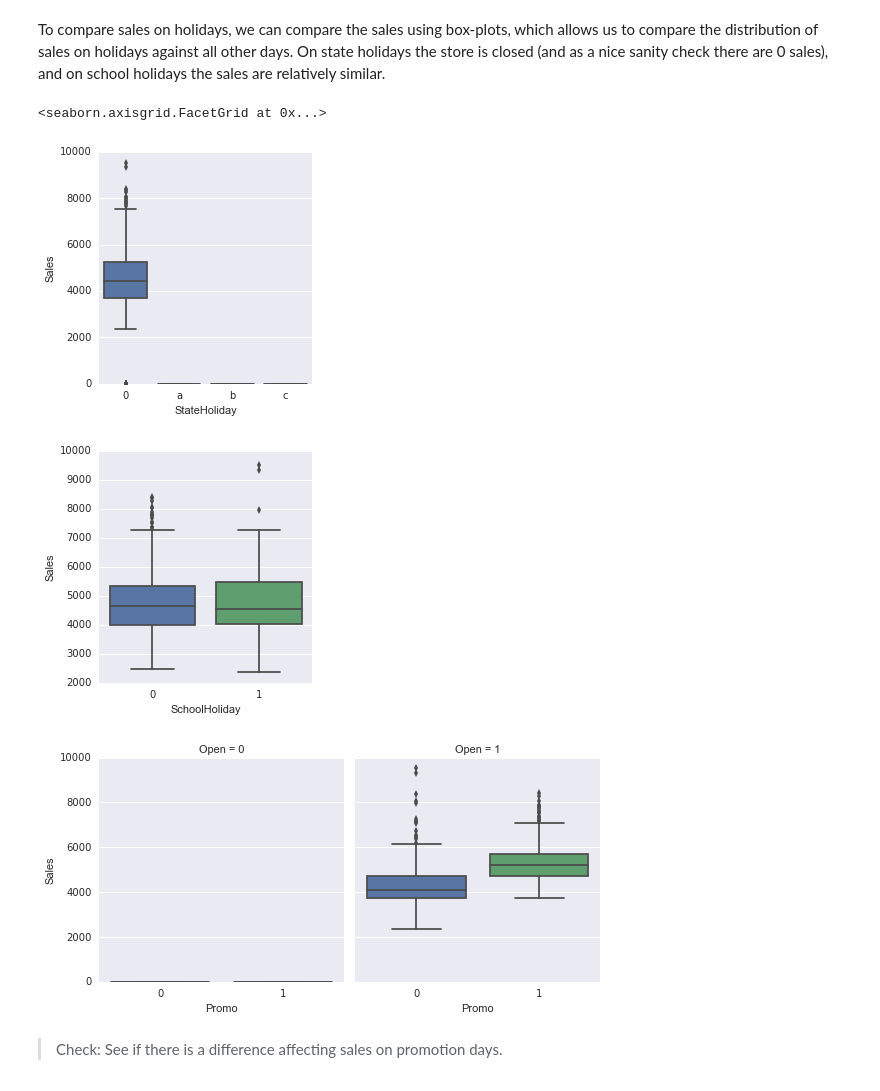
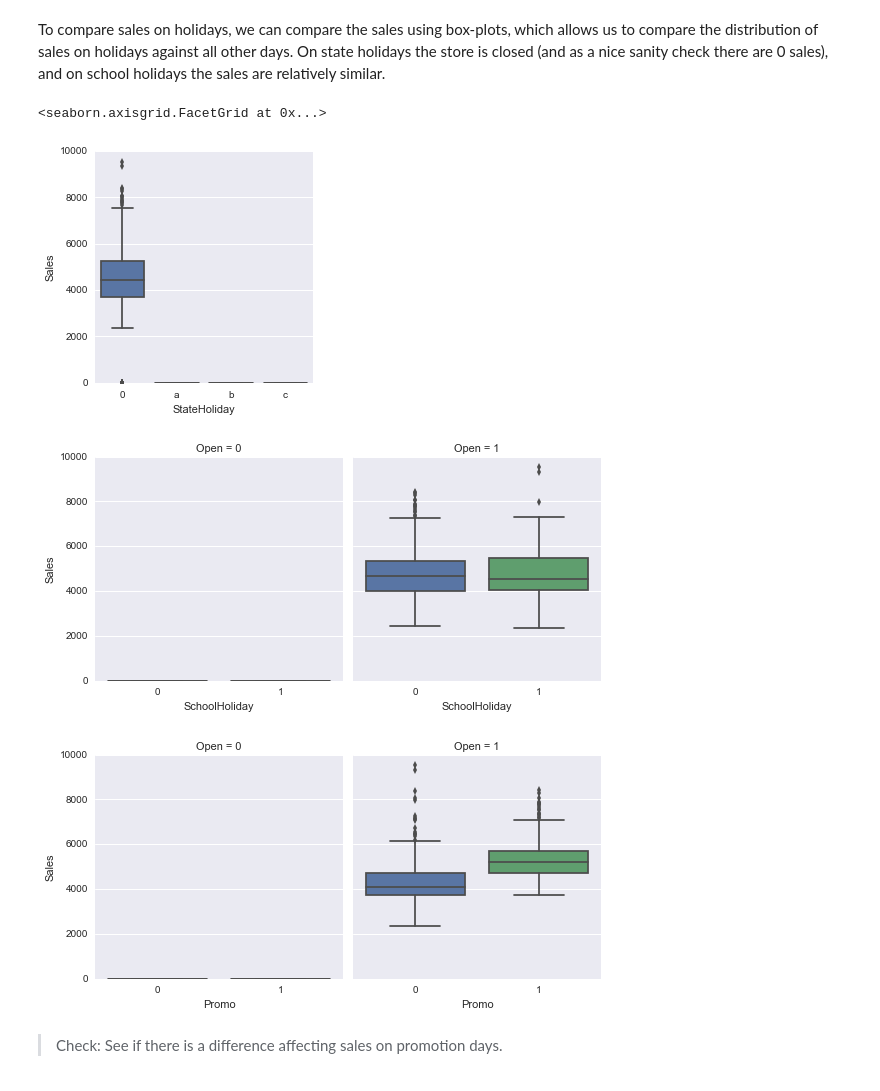
Before and after one commit to yawitzd/DSI-NYC-1, a Jupyter notebook: curriculum/week-09/1.2-autocorrelation/code/solution-code/w9d1_autocorrelation_codealong_SOLUTION.ipynb, the cells around one changed output. Drawn from its saved outputs; the diff is of its cells as text; code cells hidden in the pictures.

```diff
--- a/curriculum/week-09/1.2-autocorrelation/code/solution-code/w9d1_autocorrelation_codealong_SOLUTION.ipynb
+++ b/curriculum/week-09/1.2-autocorrelation/code/solution-code/w9d1_autocorrelation_codealong_SOLUTION.ipynb
@@ -35,33 +33,35 @@ To compare sales on holidays, we can compare the sales using box-plots, which al
 # %%
 import seaborn as sb
 %matplotlib inline
 
 sb.factorplot(
     x='StateHoliday',
     y='Sales',
     data=store1_data,
     kind='box'
 )
 
 sb.factorplot(
+    col='Open',
     x='SchoolHoliday',
     y='Sales',
-    data=store1_data[store1_data.Open==1],
+    data=store1_data,
     kind='box'
 )
+
 
 sb.factorplot(
     col='Open',
     x='Promo',
     y='Sales',
     data=store1_data,
     kind='box'
 )
 # %% [output]
 <seaborn.axisgrid.FacetGrid at 0x...>
-[figure, old version]
+[figure, new version]
-[figure, old version]
+[figure, new version]
-[figure, old version]
+[figure, new version]
 # %% [markdown]
 > Check: See if there is a difference affecting sales on promotion days.
 # %%
```
Also changed, not shown: parts of 2 cells of this notebook, 19 other files.
